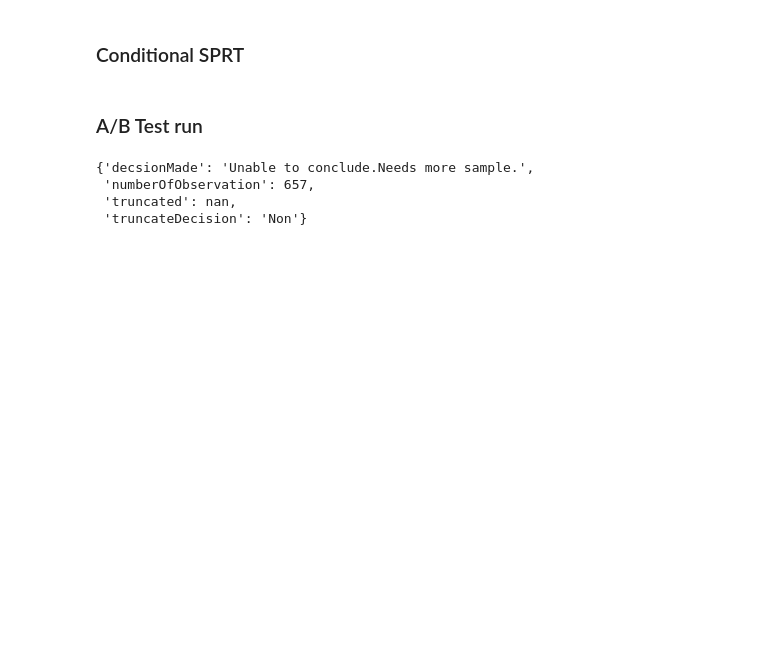
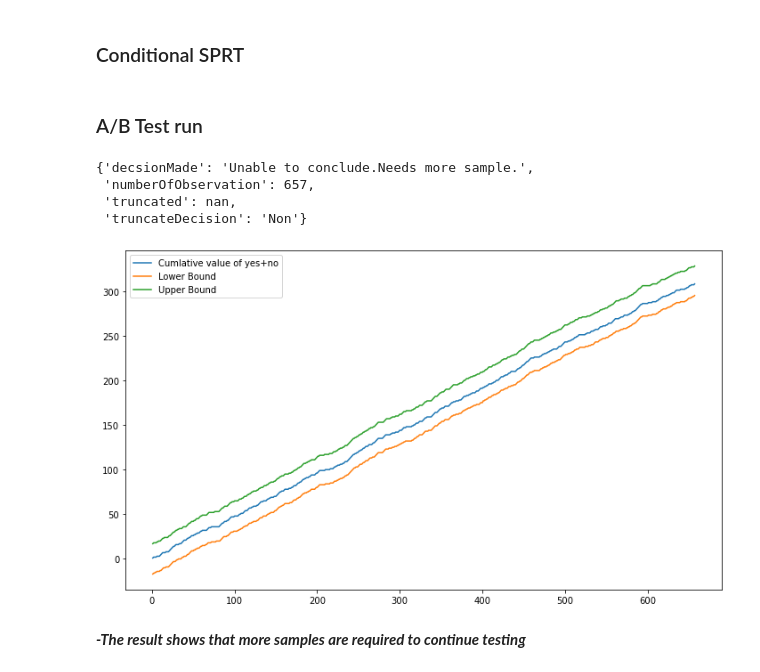
Before and after one commit to AB-Hypothesis-Testing/AB-Testing, a Jupyter notebook: notebooks/AB_Testing_Sequential.ipynb, the cells around one changed output. Drawn from its saved outputs; the diff is of its cells as text; code cells hidden in the pictures; blank space fills up the shorter version.

```diff
--- a/notebooks/AB_Testing_Sequential.ipynb
+++ b/notebooks/AB_Testing_Sequential.ipynb
@@ -330,17 +282,0 @@ class ConditionalSPRT:
-# %% [markdown]
-### A/B Test run
-# %%
-alpha = 0.5
-beta = 0.10
-exposed,  control = transform_data(df)
-odd_ratio = 1.1
-
-conditionalSPRTObj = ConditionalSPRT(exposed, control, odd_ratio, alpha, beta)
-conditionalSPRTObj.run()
-res = conditionalSPRTObj.run()
-conditionalSPRTObj.jsonResult(res)
-# %% [output]
-{'decsionMade': 'Unable to conclude.Needs more sample.',
- 'numberOfObservation': 657,
- 'truncated': nan,
- 'truncateDecision': 'Non'}
@@ -346,0 +330,23 @@ conditionalSPRTObj.jsonResult(res)
+# %% [markdown]
+### A/B Test run
+# %%
+alpha = 0.5
+beta = 0.10
+exposed,  control = transform_data(df)
+odd_ratio = 1.1
+
+conditionalSPRTObj = ConditionalSPRT(exposed, control, odd_ratio, alpha, beta)
+conditionalSPRTObj.run()
+res = conditionalSPRTObj.run()
+conditionalSPRTObj.jsonResult(res)
+# %% [output]
+{'decsionMade': 'Unable to conclude.Needs more sample.',
+ 'numberOfObservation': 657,
+ 'truncated': nan,
+ 'truncateDecision': 'Non'}
+# %%
+conditionalSPRTObj.plotExperiment(res)
+# %% [output]
+[figure, added]
+# %% [markdown]
+***-The result shows that more samples are required to continue testing***
```
Also changed, not shown: parts of 6 cells of this notebook.
